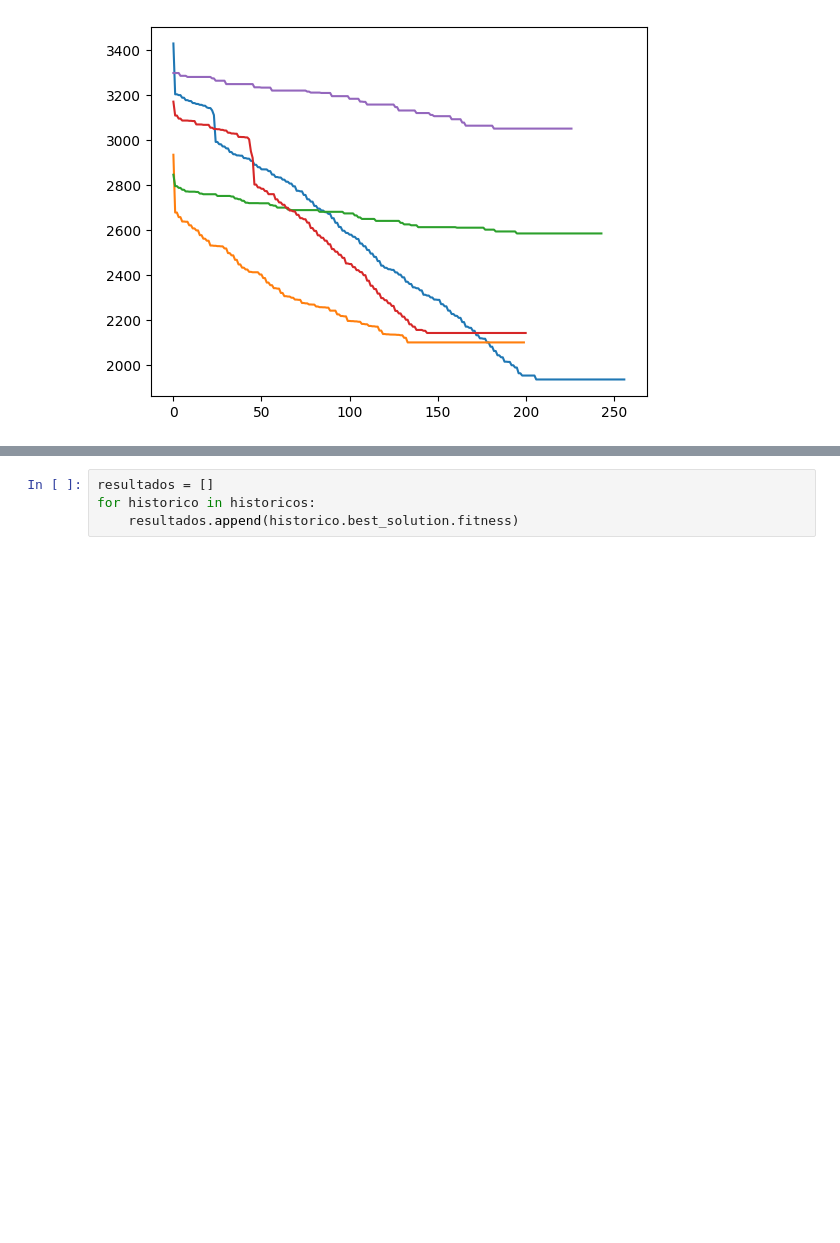
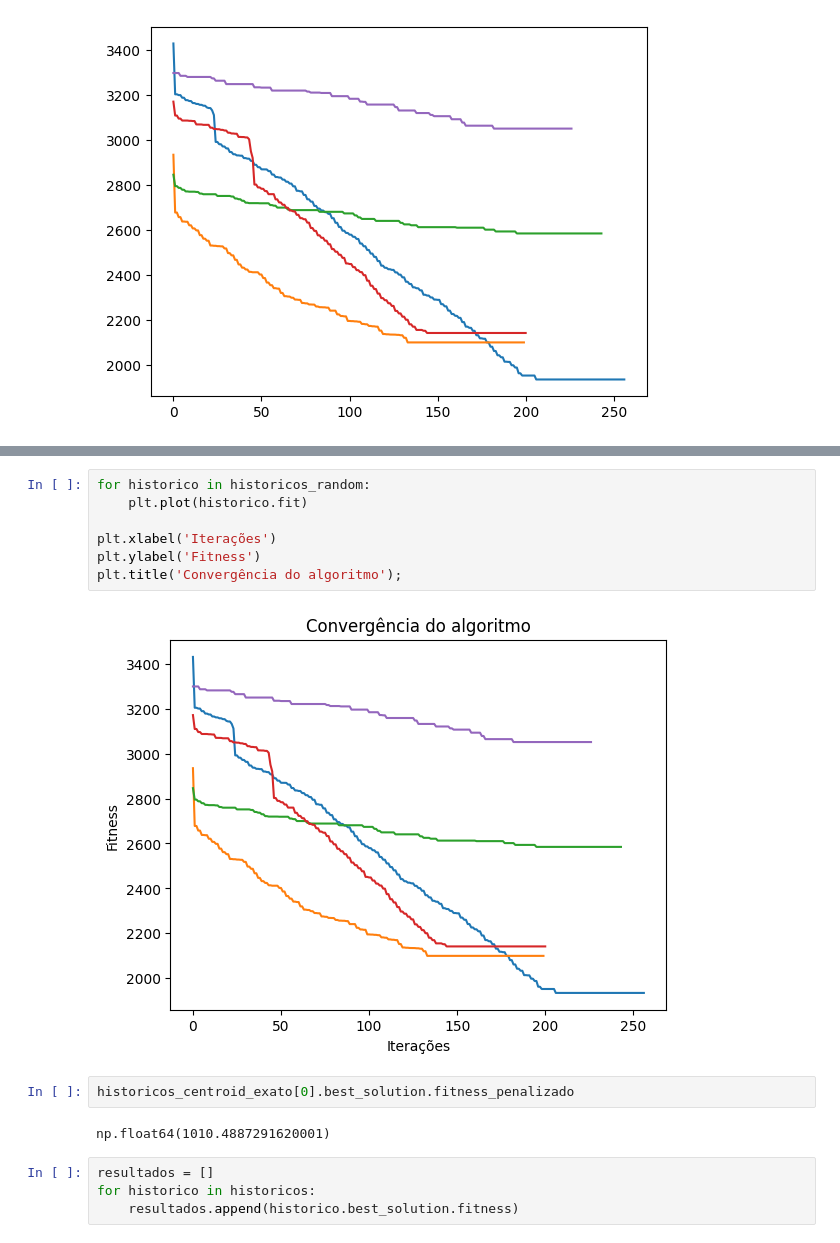
Before and after one commit to MatheusCascalho/teoria_decisao, a Jupyter notebook: rascunho_2.ipynb, the cells around one changed output, grey strips where cells are left out. Drawn from its saved outputs; the diff is of its cells as text; blank space fills up the shorter version.

```diff
--- a/rascunho_2.ipynb
+++ b/rascunho_2.ipynb
@@ -150,3 +156,16 @@ for historico in historicos_centroid_exato:
+# %%
+for historico in historicos_random:
+    plt.plot(historico.fit)
+
+plt.xlabel('Iterações')
+plt.ylabel('Fitness')
+plt.title('Convergência do algoritmo');
+# %% [output]
+[figure, added]
+# %%
+historicos_centroid_exato[0].best_solution.fitness_penalizado
+# %% [output]
+np.float64(1010.4887291620001)
 # %%
 resultados = []
 for historico in historicos:
```
Also changed, not shown: parts of 3 cells of this notebook.
